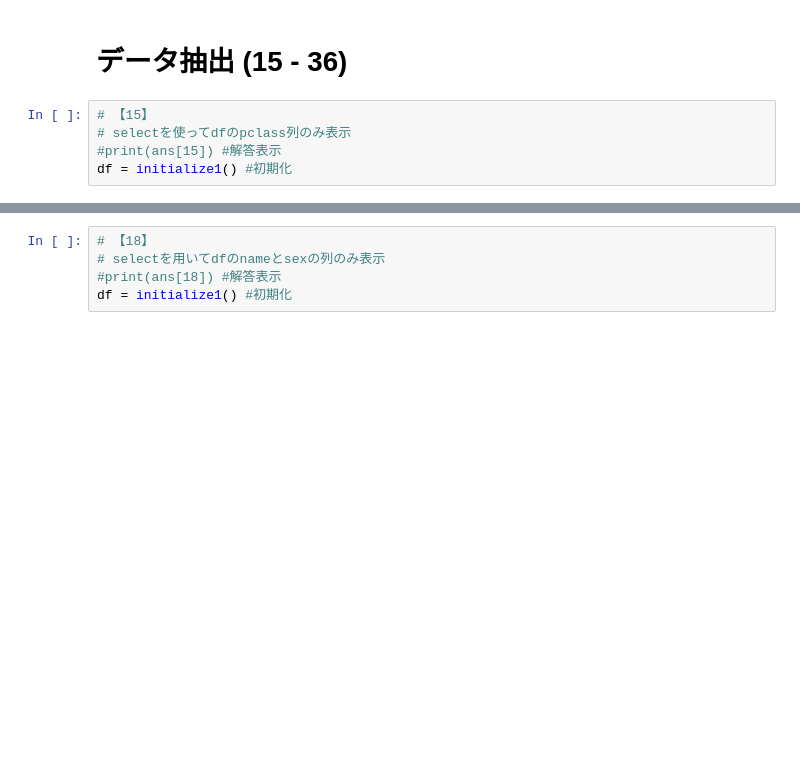
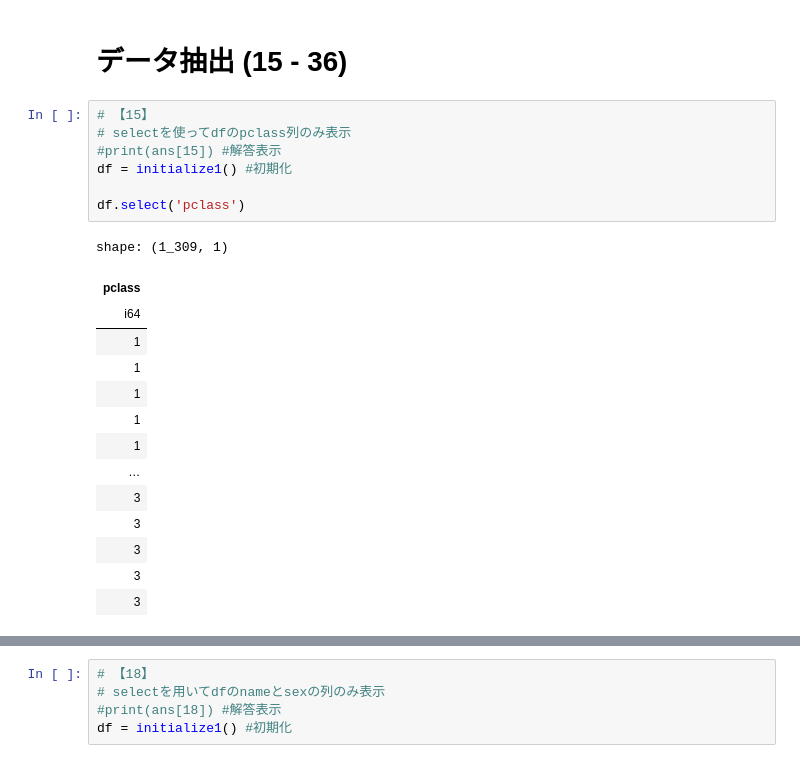
Before and after one commit to HiroshiATakano/Polars_100_knocks, a Jupyter notebook: 03_Polars_100_Knocks_for_colab.ipynb, the cells around one changed output, grey strips where cells are left out. Cells and saved outputs as stored; diff of their text form; blank space fills up the shorter version.

```diff
--- a/03_Polars_100_Knocks_for_colab.ipynb
+++ b/03_Polars_100_Knocks_for_colab.ipynb
@@ -341,8 +341,25 @@ print(df.get_column('pclass').to_numpy())
 # %%
 # 【15】
 # selectを使ってdfのpclass列のみ表示
 #print(ans[15]) #解答表示
 df = initialize1() #初期化
+
+df.select('pclass')
+# %% [output]
+shape: (1_309, 1)
+| pclass |
+| i64 |
+| 1 |
+| 1 |
+| 1 |
+| 1 |
+| 1 |
+| … |
+| 3 |
+| 3 |
+| 3 |
+| 3 |
+| 3 |
 # %%
 # 【16】
 # get_columnを用いてdfのpclass列のみ表示
```
Also changed, not shown: parts of 3 cells of this notebook.
